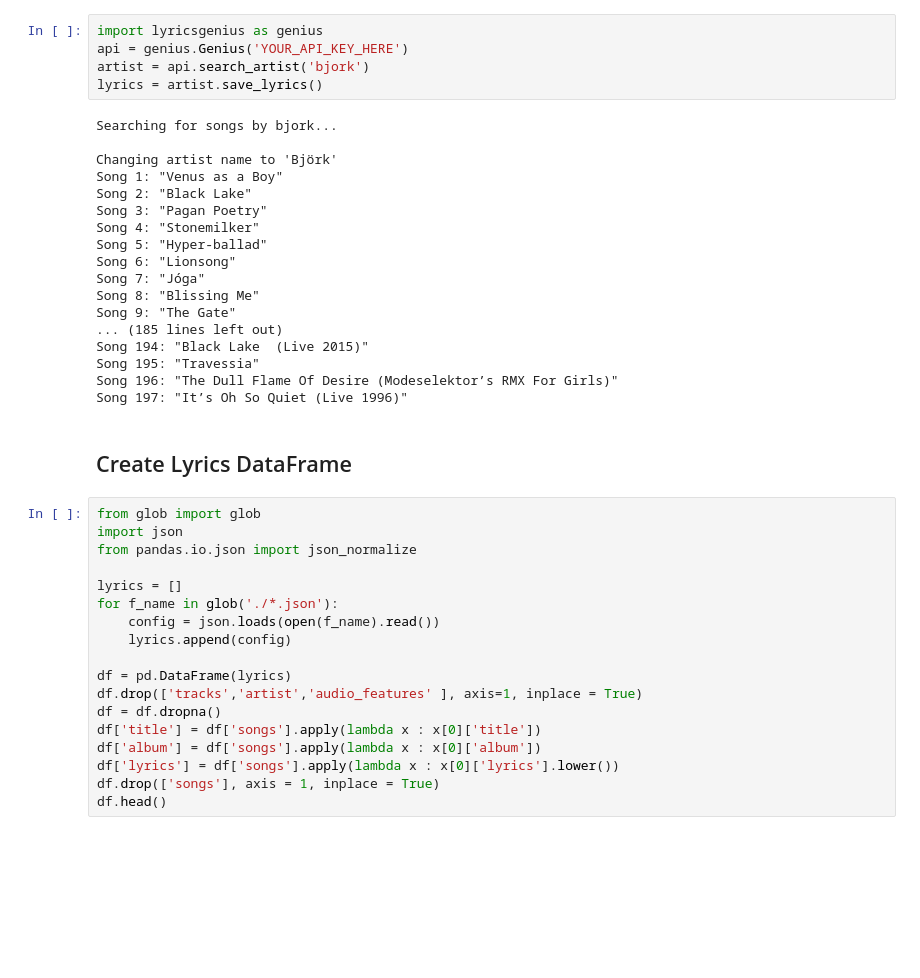
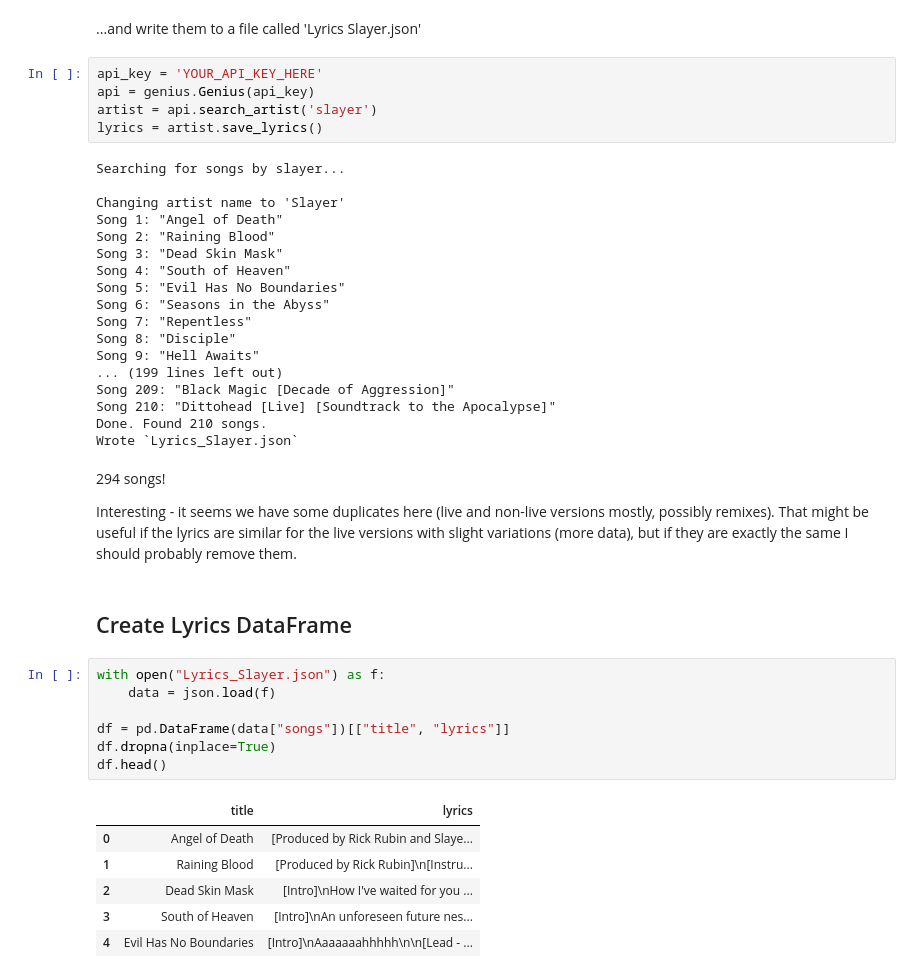
Before and after one commit to stasianik/music-machine, a Jupyter notebook: exploratory_analysis/Lyrics_Explorer.ipynb, the cells around one changed output. Cells and saved outputs as stored; diff of their text form; blank space fills up the shorter version.

```diff
--- a/exploratory_analysis/Lyrics_Explorer.ipynb
+++ b/exploratory_analysis/Lyrics_Explorer.ipynb
@@ -3,43 +17,45 @@
+# %% [markdown]
+...and write them to a file called 'Lyrics Slayer.json'
 # %%
-import lyricsgenius as genius
-api = genius.Genius('YOUR_API_KEY_HERE')
-artist = api.search_artist('bjork')
+api_key = 'YOUR_API_KEY_HERE'
+api = genius.Genius(api_key)
+artist = api.search_artist('slayer')
 lyrics = artist.save_lyrics()
 # %% [output]
-Searching for songs by bjork...
+Searching for songs by slayer...
 
-Changing artist name to 'Björk'
-Song 1: "Venus as a Boy"
-Song 2: "Black Lake"
-Song 3: "Pagan Poetry"
-Song 4: "Stonemilker"
-Song 5: "Hyper-ballad"
-Song 6: "Lionsong"
-Song 7: "Jóga"
-Song 8: "Blissing Me"
-Song 9: "The Gate"
-... (185 lines left out)
-Song 194: "Black Lake  (Live 2015)"
-Song 195: "Travessia"
-Song 196: "The Dull Flame Of Desire (Modeselektor’s RMX For Girls)"
-Song 197: "It’s Oh So Quiet (Live 1996)"
+Changing artist name to 'Slayer'
+Song 1: "Angel of Death"
+Song 2: "Raining Blood"
+Song 3: "Dead Skin Mask"
+Song 4: "South of Heaven"
+Song 5: "Evil Has No Boundaries"
+Song 6: "Seasons in the Abyss"
+Song 7: "Repentless"
+Song 8: "Disciple"
+Song 9: "Hell Awaits"
+... (199 lines left out)
+Song 209: "Black Magic [Decade of Aggression]"
+Song 210: "Dittohead [Live] [Soundtrack to the Apocalypse]"
+Done. Found 210 songs.
+Wrote `Lyrics_Slayer.json`
+# %% [markdown]
+294 songs!
+
+Interesting - it seems we have some duplicates here (live and non-live versions mostly, possibly remixes). That might be useful if the lyrics are similar for the live versions with slight variations (more data), but if they are exactly the same I should probably remove them.
 # %% [markdown]
 ## Create Lyrics DataFrame
-# %%
-from glob import glob
-import json
-from pandas.io.json import json_normalize
-
-lyrics = []
-for f_name in glob('./*.json'):
-    config = json.loads(open(f_name).read())
-    lyrics.append(config)
-
-df = pd.DataFrame(lyrics)
-df.drop(['tracks','artist','audio_features' ], axis=1, inplace = True)
-df = df.dropna()
-df['title'] = df['songs'].apply(lambda x : x[0]['title'])
-df['album'] = df['songs'].apply(lambda x : x[0]['album'])
-df['lyrics'] = df['songs'].apply(lambda x : x[0]['lyrics'].lower())
-df.drop(['songs'], axis = 1, inplace = True)
-df.head()
+# %%
+with open("Lyrics_Slayer.json") as f:
+    data = json.load(f)
+
+df = pd.DataFrame(data["songs"])[["title", "lyrics"]]
+df.dropna(inplace=True)
+df.head()
+# %% [output]
+|  | title | lyrics |
+| 0 | Angel of Death | [Produced by Rick Rubin and Slaye... |
+| 1 | Raining Blood | [Produced by Rick Rubin]\n[Instru... |
+| 2 | Dead Skin Mask | [Intro]\nHow I've waited for you ... |
+| 3 | South of Heaven | [Intro]\nAn unforeseen future nes... |
+| 4 | Evil Has No Boundaries | [Intro]\nAaaaaaahhhhh\n\n[Lead - ... |
```
Also changed, not shown: parts of 11 cells of this notebook, 3 other files.
